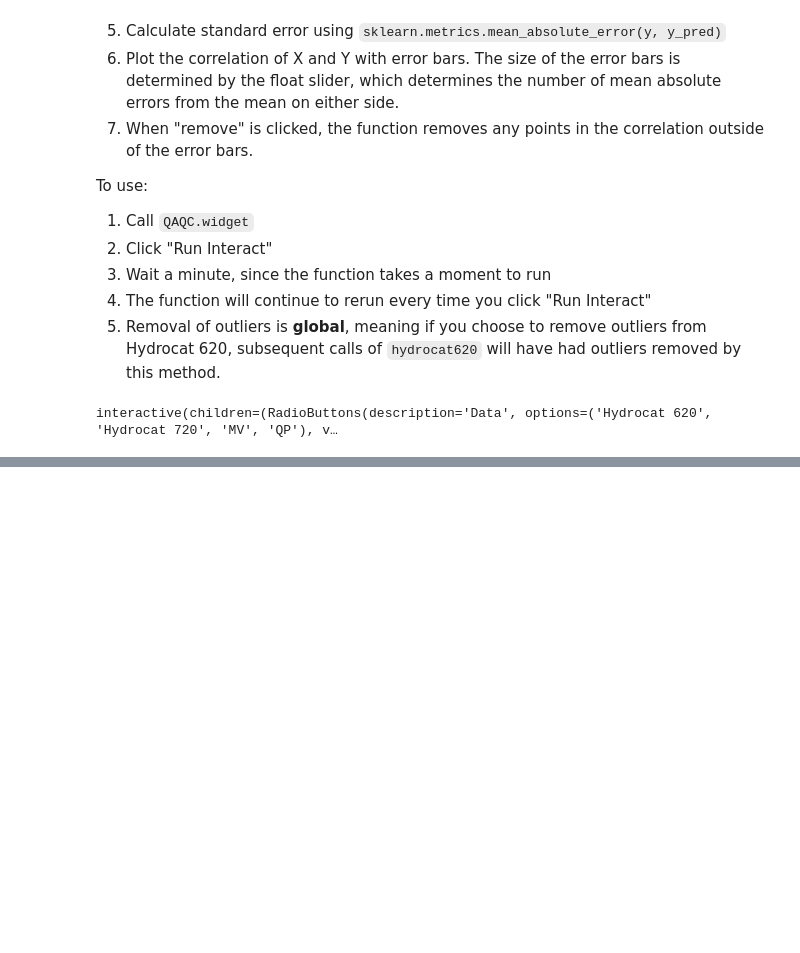
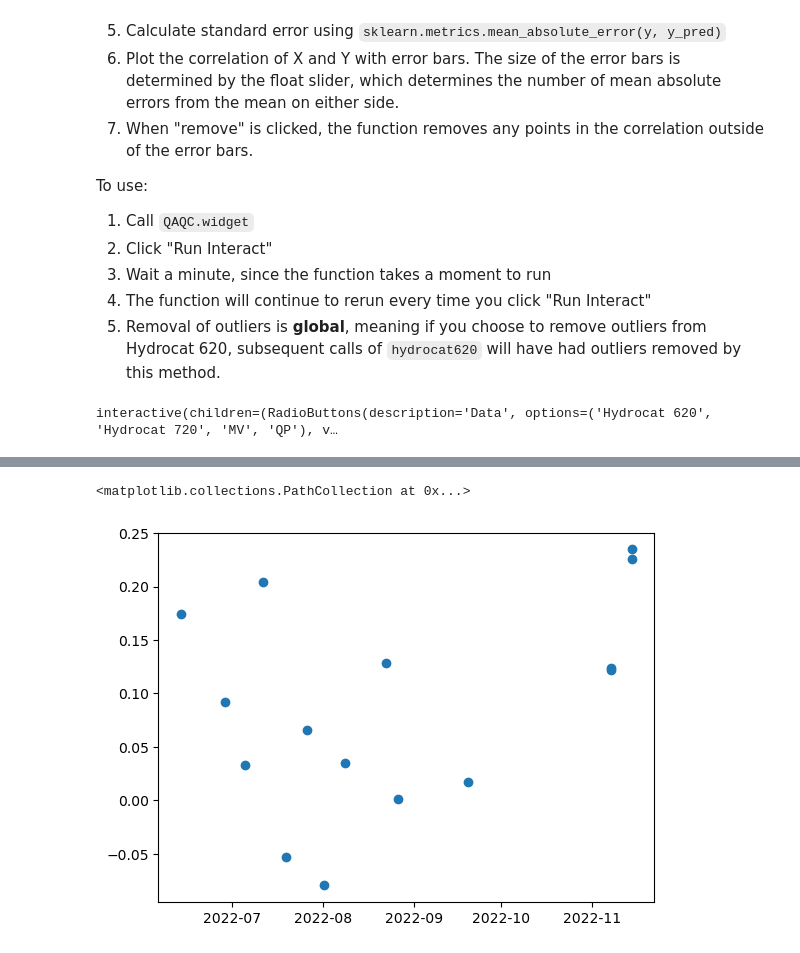
Before and after one commit to abby-baskind/phyto, a Jupyter notebook: QAQC_TimeSeries.ipynb, the cells around one changed output, grey strips where cells are left out. Drawn from its saved outputs; the diff is of its cells as text; code cells hidden in the pictures; blank space fills up the shorter version.

```diff
--- a/QAQC_TimeSeries.ipynb
+++ b/QAQC_TimeSeries.ipynb
@@ -537,0 +580,3 @@ hydrocat620
+# %%
+PLT_QP = pd.merge_asof(labPLT, QP, on="time",tolerance = pd.Timedelta("30m"))
+PLT_QP
@@ -537,0 +601,5 @@ hydrocat620
+# %%
+plt.scatter(PLT_QP['time'],PLT_QP['pH total'] - PLT_QP['pH'] )
+# %% [output]
+<matplotlib.collections.PathCollection at 0x...>
+[figure, added]
```
Also changed, not shown: parts of 17 cells of this notebook, 1 other file.
